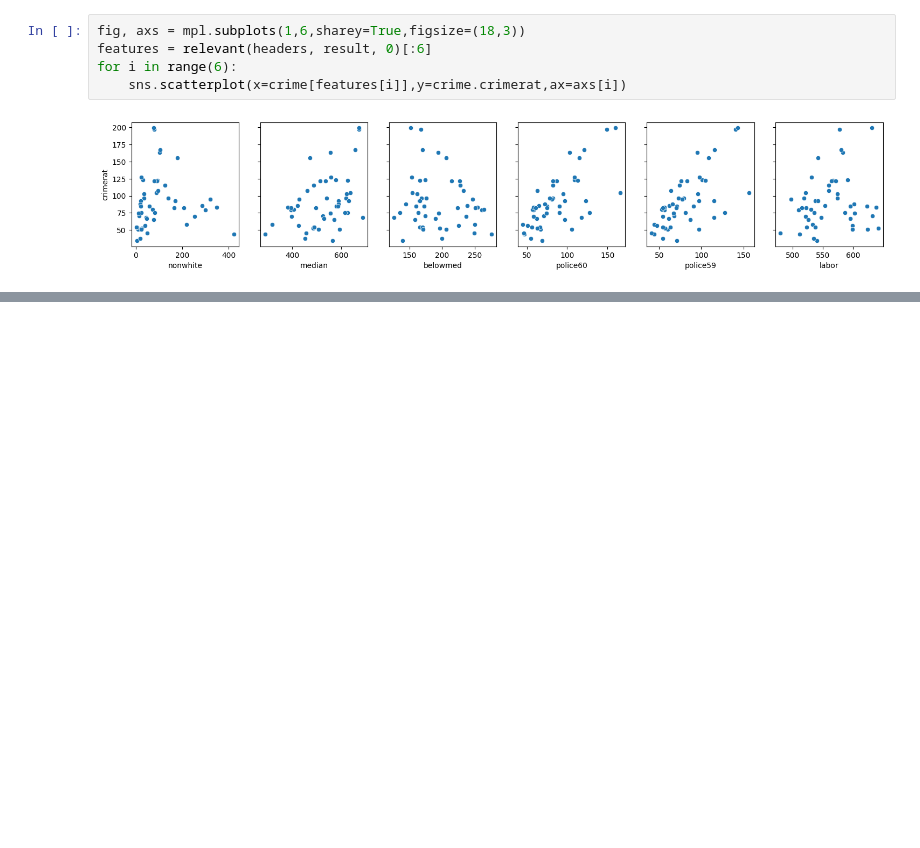
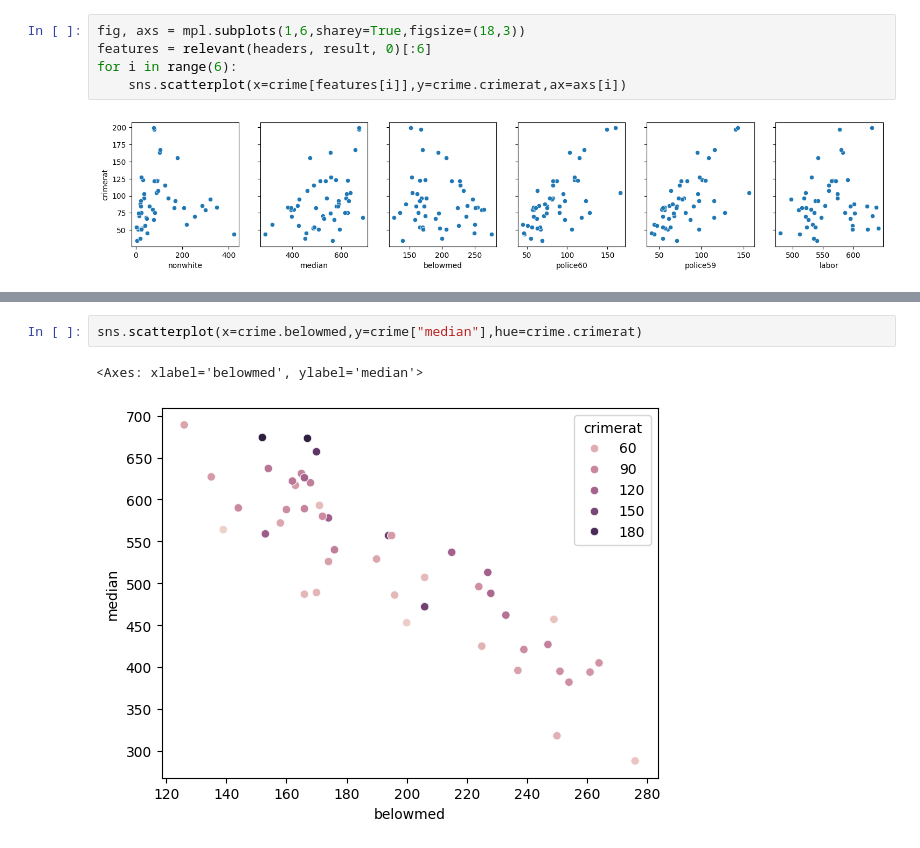
Before and after one commit to noiseOnTheNet/python-post023_jupyter_analitics, a Jupyter notebook: doc/Part_5.ipynb, the cells around one changed output, grey strips where cells are left out. Drawn from its saved outputs; the diff is of its cells as text; blank space fills up the shorter version.

```diff
--- a/doc/Part_5.ipynb
+++ b/doc/Part_5.ipynb
@@ -417,0 +449,5 @@ for i in range(3):
+# %%
+sns.scatterplot(x=crime.belowmed,y=crime["median"],hue=crime.crimerat)
+# %% [output]
+<Axes: xlabel='belowmed', ylabel='median'>
+[figure, added]
```
Also changed, not shown: parts of 37 cells of this notebook, 2 other files.
